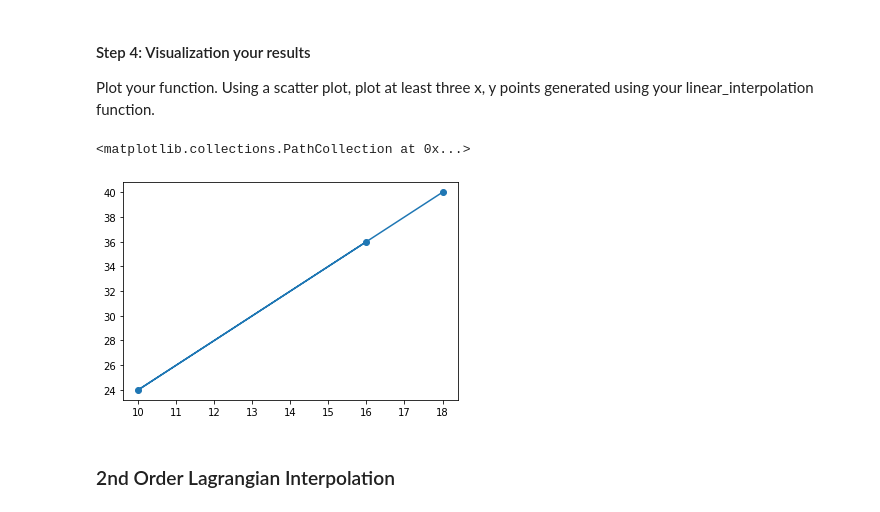
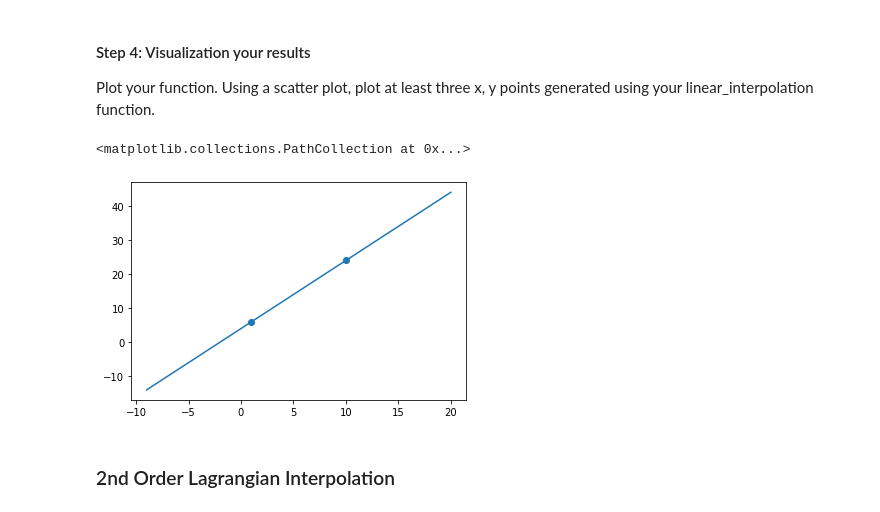
Before and after one commit to vnalla10/Capstone-Modern-Physics, a Jupyter notebook: Assignment8/Assignment8.ipynb, the cells around one changed output. Cells and saved outputs as stored; diff of their text form; code cells hidden in the pictures.

```diff
--- a/Assignment8/Assignment8.ipynb
+++ b/Assignment8/Assignment8.ipynb
@@ -40,6 +40,8 @@ def linear_interpolation(x, a, fa, b, fb):
         (float): an approximation of f(x) using linear interpolation
     """
     # To Do: Implement the linear interpolation function
+    if(b<a):
+        pass
     m = (fb - fa)/(b - a)
     return m*(x - a) + fa
     pass
@@ -54,21 +58,21 @@ assert((linear_interpolation(3, 1, my_function(1), 8, my_function(8)) - 10) < 0.
 Plot your function. Using a scatter plot, plot at least three x, y points generated using your linear_interpolation function.
 # %%
 # To Do: Plot your function with at least three interpolated values
-xarr = np.empty(3, dtype = float)
+a = 1.0
+b = 10.0
+rang = 10
+
+xarr = np.array([a-rang, (a+b)/2, b+rang])
 yarr = np.empty(3, dtype = float)
-a = 1
-b = 10
 
-for i in range(3):
-    x = random.randint(2, 9)
-    xarr[i] = linear_interpolation(x, a, my_function(a), b, my_function(b))
-    yarr[i] = my_function(linear_interpolation(x, a, my_function(a), b, my_function(b)))
+xarr[1] = random.randint(a+1, b-1)
+yarr = linear_interpolation(xarr, a, my_function(a), b, my_function(b))
 
 plt.plot(xarr, yarr)
-plt.scatter(xarr, yarr)
+plt.scatter([a,b], [my_function(a), my_function(b)])
 # %% [output]
 <matplotlib.collections.PathCollection at 0x...>
-[figure, old version]
+[figure, new version]
 # %% [markdown]
 ### 2nd Order Lagrangian Interpolation
 # %% [markdown]
```
Also changed, not shown: parts of 10 cells of this notebook.
